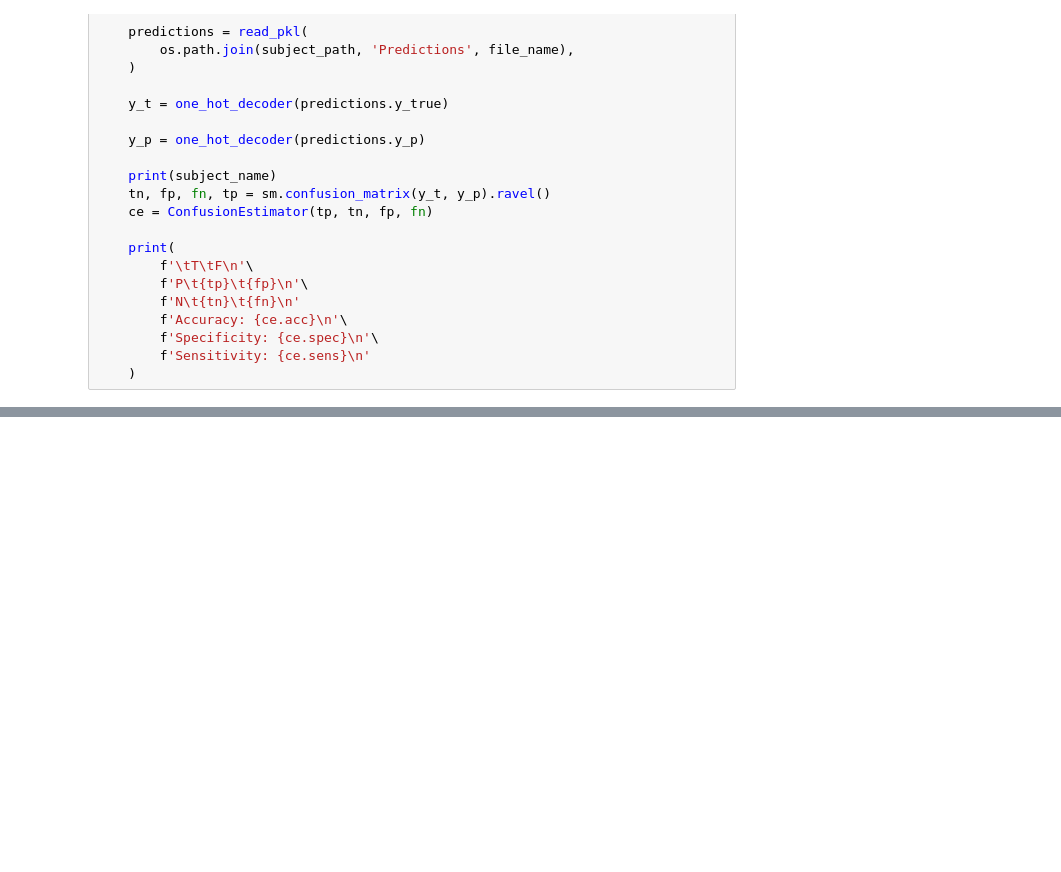
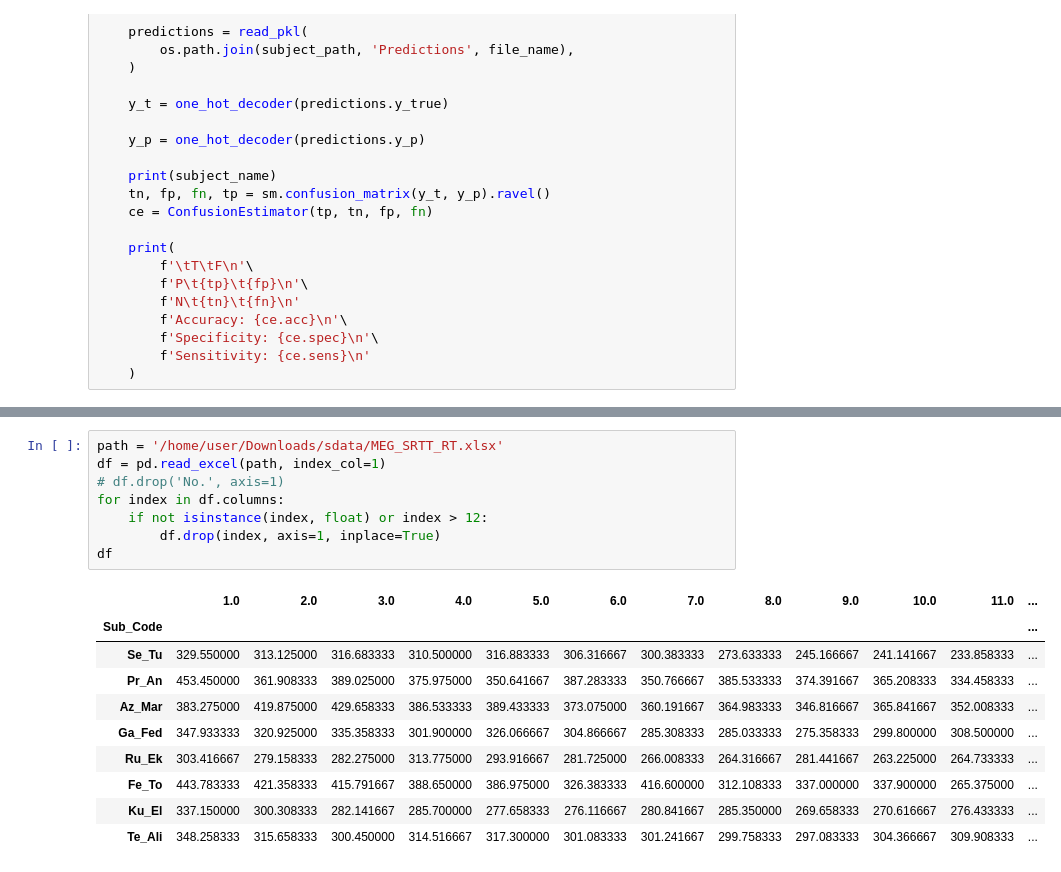
Before and after one commit to 1101AlexZab1011/FingerMovementDecoder, a Jupyter notebook: dirty_field/LFCNN_rem_y_preds_parse.ipynb, the cells around one changed output, grey strips where cells are left out. Saved outputs shown, nothing was run; the diff lists cells and outputs as text; blank space fills up the shorter version.

```diff
--- a/dirty_field/LFCNN_rem_y_preds_parse.ipynb
+++ b/dirty_field/LFCNN_rem_y_preds_parse.ipynb
@@ -688,0 +846,19 @@ for kind in ['fullrange', 'before', 'after']:
+# %%
+path = '/home/user/Downloads/sdata/MEG_SRTT_RT.xlsx'
+df = pd.read_excel(path, index_col=1)
+# df.drop('No.', axis=1)
+for index in df.columns:
+    if not isinstance(index, float) or index > 12:
+        df.drop(index, axis=1, inplace=True)
+df
+# %% [output]
+|  | 1.0 | 2.0 | 3.0 | 4.0 | 5.0 | 6.0 | 7.0 | 8.0 | 9.0 | 10.0 | 11.0 | ... |
+| Sub_Code |  |  |  |  |  |  |  |  |  |  |  | ... |
+| Se_Tu | 329.550000 | 313.125000 | 316.683333 | 310.500000 | 316.883333 | 306.316667 | 300.383333 | 273.633333 | 245.166667 | 241.141667 | 233.858333 | ... |
+| Pr_An | 453.450000 | 361.908333 | 389.025000 | 375.975000 | 350.641667 | 387.283333 | 350.766667 | 385.533333 | 374.391667 | 365.208333 | 334.458333 | ... |
+| Az_Mar | 383.275000 | 419.875000 | 429.658333 | 386.533333 | 389.433333 | 373.075000 | 360.191667 | 364.983333 | 346.816667 | 365.841667 | 352.008333 | ... |
+| Ga_Fed | 347.933333 | 320.925000 | 335.358333 | 301.900000 | 326.066667 | 304.866667 | 285.308333 | 285.033333 | 275.358333 | 299.800000 | 308.500000 | ... |
+| Ru_Ek | 303.416667 | 279.158333 | 282.275000 | 313.775000 | 293.916667 | 281.725000 | 266.008333 | 264.316667 | 281.441667 | 263.225000 | 264.733333 | ... |
+| Fe_To | 443.783333 | 421.358333 | 415.791667 | 388.650000 | 386.975000 | 326.383333 | 416.600000 | 312.108333 | 337.000000 | 337.900000 | 265.375000 | ... |
+| Ku_El | 337.150000 | 300.308333 | 282.141667 | 285.700000 | 277.658333 | 276.116667 | 280.841667 | 285.350000 | 269.658333 | 270.616667 | 276.433333 | ... |
+| Te_Ali | 348.258333 | 315.658333 | 300.450000 | 314.516667 | 317.300000 | 301.083333 | 301.241667 | 299.758333 | 297.083333 | 304.366667 | 309.908333 | ... |
```
Also changed, not shown: parts of 4 cells of this notebook, 2 other files.
